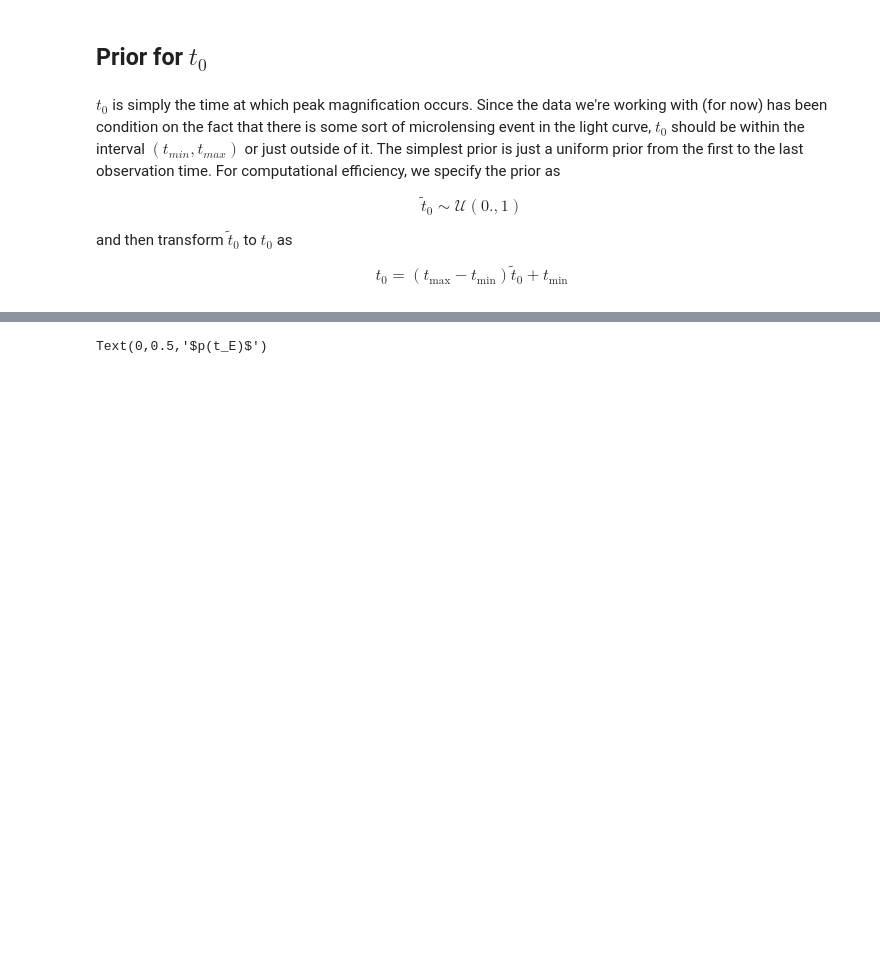
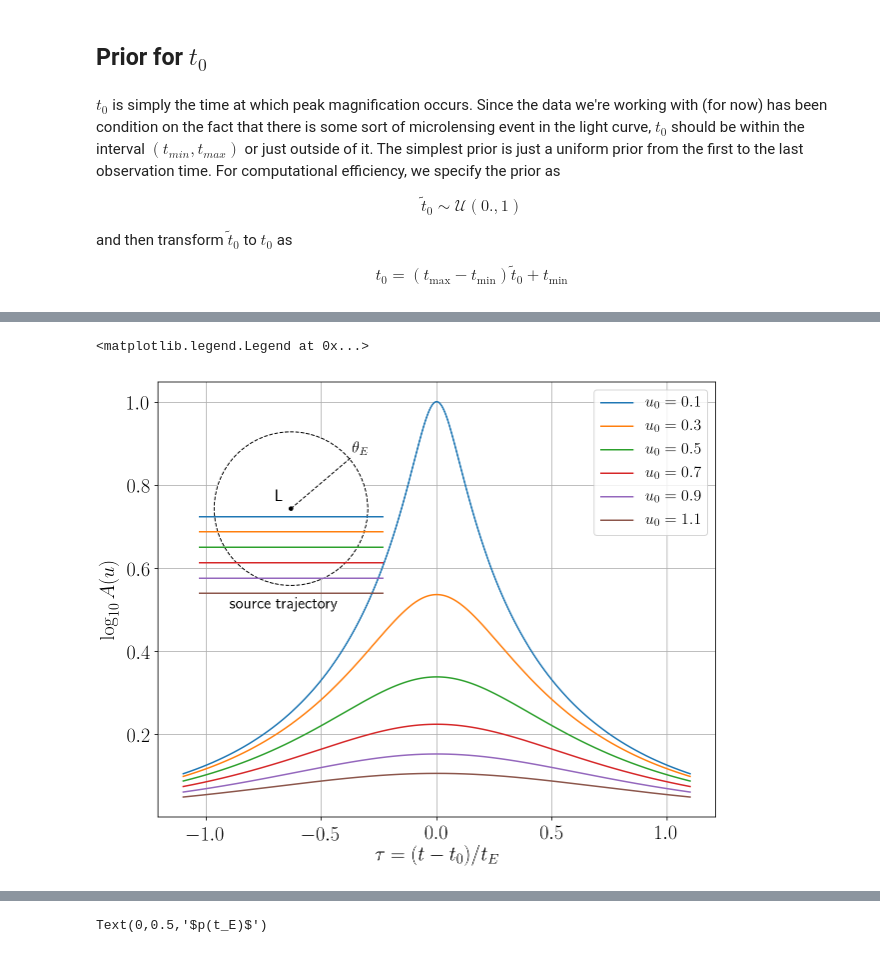
Before and after one commit to fbartolic/caustic, a Jupyter notebook: src/notebooks/priors_and_parametrization.ipynb, the cells around one changed output, grey strips where cells are left out. Drawn from its saved outputs; the diff is of its cells as text; code cells hidden in the pictures; blank space fills up the shorter version.

```diff
--- a/src/notebooks/priors_and_parametrization.ipynb
+++ b/src/notebooks/priors_and_parametrization.ipynb
@@ -194,0 +208,47 @@ $$t_0 = (t_\textrm{max} - t_\textrm{min})\tilde t_0+t_\textrm{min}$$
+# %%
+tau = np.linspace(-1.1, 1.1, 1000)
+
+u0 = np.array([0.1, 0.3, 0.5, 0.7, 0.9, 1.1])
+colors = ['C0',]
+
+fig, ax = plt.subplots(figsize=(10,8))
+
+for i, u0_ in enumerate(u0):
+    u = np.sqrt(u0_**2 + tau**2)
+    A = (u**2 + 2)/(u*np.sqrt(u**2 + 4))
+    color = 'C' + str(i)
+    ax.plot(tau, np.log10(A), color, label=r"$u_0="+str(u0_)+"$")
+
+# Inset plot
+a = plt.axes([0.15, 0.5, .32, .32])
+# a.grid(True)
+a.set_xlim(-1.2, 1.2)
+a.set_ylim(-1.2, 1.2)
+circle = plt.Circle((0, 0), 1., facecolor='white', edgecolor='k', linestyle='dashed', lw=1)
+a.add_artist(circle)
+circle2 = plt.Circle((0, 0), 0.03, facecolor='black')
+a.add_artist(circle2)
+a.set_aspect(1)
+x_ = np.linspace(0, 0.79)
+a.plot(x_, 0.85*x_, 'k--', lw=1)
+a.scatter([0.], [0.], marker='o', color='black')
+
+plt.text(-0.8, -1.3, r'source trajectory', fontsize=16)
+plt.text(0.8, 0.7, r'$\theta_E$', fontsize=16)
+plt.text(-0.2, 0.1, r'L', fontsize=16)
+plt.axis('off')
+
+for i, u0_ in enumerate(u0):
+    u = np.sqrt(u0_**2 + tau**2)
+    A = (u**2 + 2)/(u*np.sqrt(u**2 + 4))
+    color = 'C' + str(i)
+    a.axhline(-u0_, color=color)
+
+ax.grid(True)
+ax.set_xlabel(r"$\tau=(t-t_0)/t_E$")
+ax.set_ylabel(r"$\log_{10}A(u)$")
+ax.set_xticks([-1., -0.5, 0., 0.5, 1.]);
+ax.legend(prop={'size': 16})
+# %% [output]
+<matplotlib.legend.Legend at 0x...>
+[figure, added]
```
Also changed, not shown: parts of 15 cells of this notebook.
